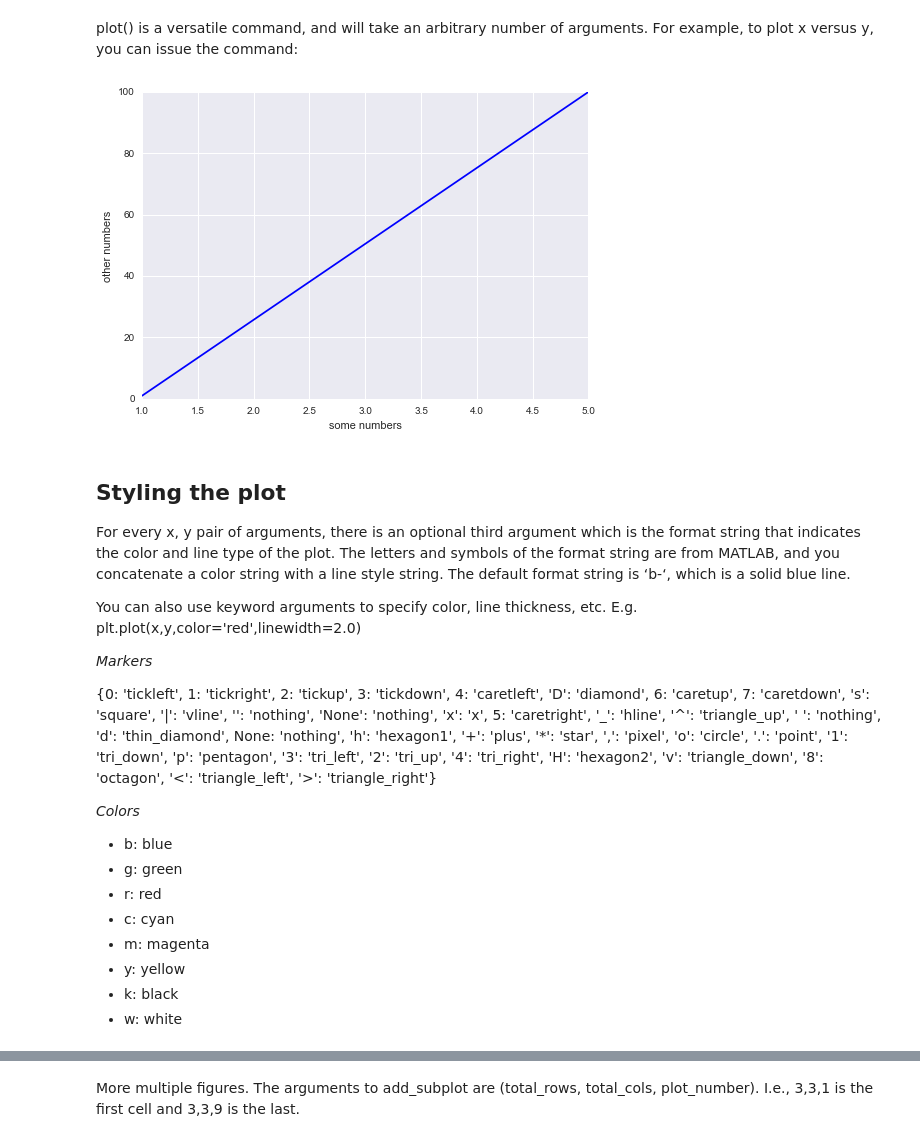
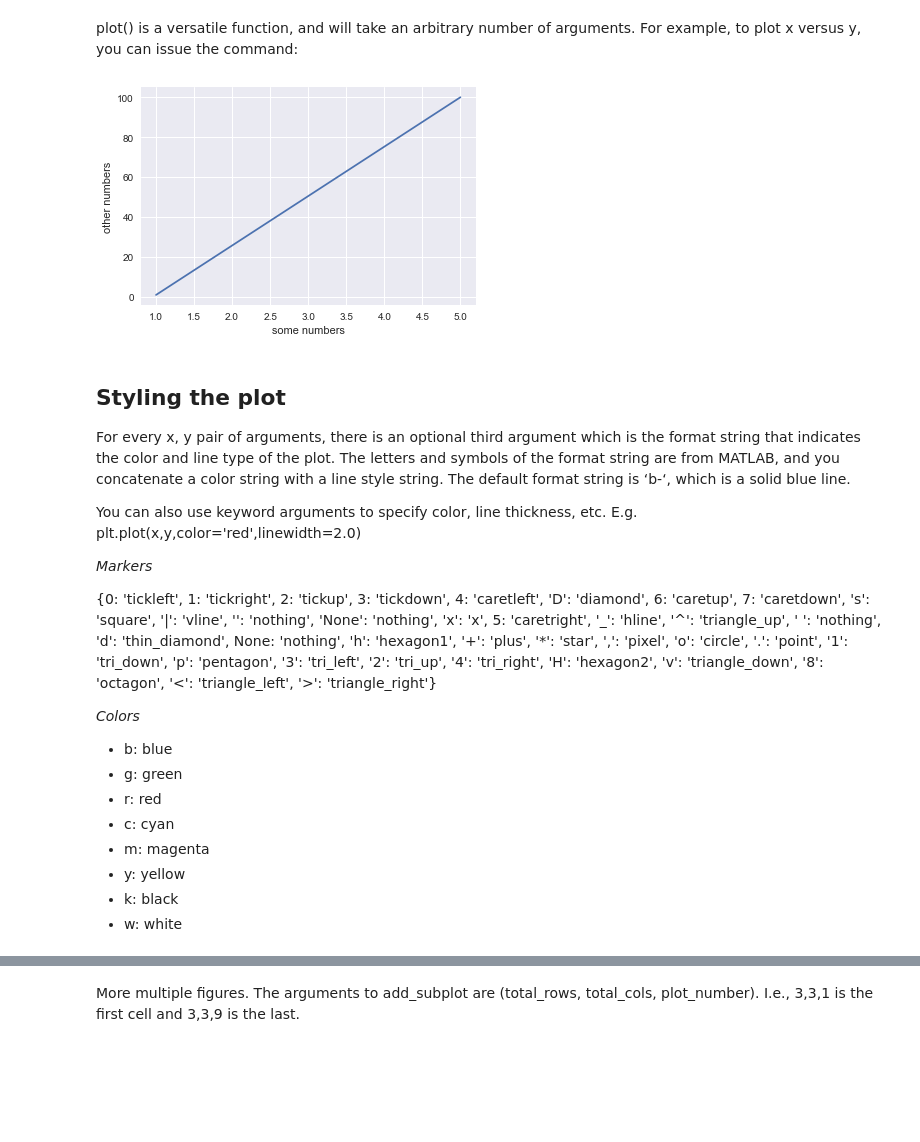
Before and after one commit to tarment10/scientists_class_bettis, a Jupyter notebook: NOTEBOOKS/MatPlotLibExamples.ipynb, the cells around one changed output, grey strips where cells are left out. Saved outputs shown, nothing was run; the diff lists cells and outputs as text; code cells hidden in the pictures; blank space fills up the shorter version.

```diff
--- a/NOTEBOOKS/MatPlotLibExamples.ipynb
+++ b/NOTEBOOKS/MatPlotLibExamples.ipynb
@@ -25,17 +30,16 @@ Populating the interactive namespace from numpy and matplotlib
 # %% [markdown]
-plot() is a versatile command, and will take an arbitrary number of arguments. For example, to plot x versus y, you can issue the command:
+plot() is a versatile function, and will take an arbitrary number of arguments. For example, to plot x versus y, you can issue the command:
 # %%
 xvals = np.linspace(1.0,5.0,50)
 yvals = np.linspace(1,100,50)
-plt.plot(xvals, yvals, 'b')
+plt.plot(xvals, yvals)
 plt.xlabel('some numbers')
 plt.ylabel('other numbers')
 plt.show()
 # %% [output]
-[figure, old version]
+[figure, new version]
 # %% [markdown]
-Styling the plot
-----------------
+## Styling the plot
 For every x, y pair of arguments, there is an optional third argument which is the format string that indicates the color and line type of the plot. The letters and symbols of the format string are from MATLAB, and you concatenate a color string with a line style string. The default format string is ‘b-‘, which is a solid blue line.
 
 You can also use keyword arguments to specify color, line thickness, etc. E.g. plt.plot(x,y,color='red',linewidth=2.0)
```
Also changed, not shown: parts of 46 cells of this notebook, 14 other files.
